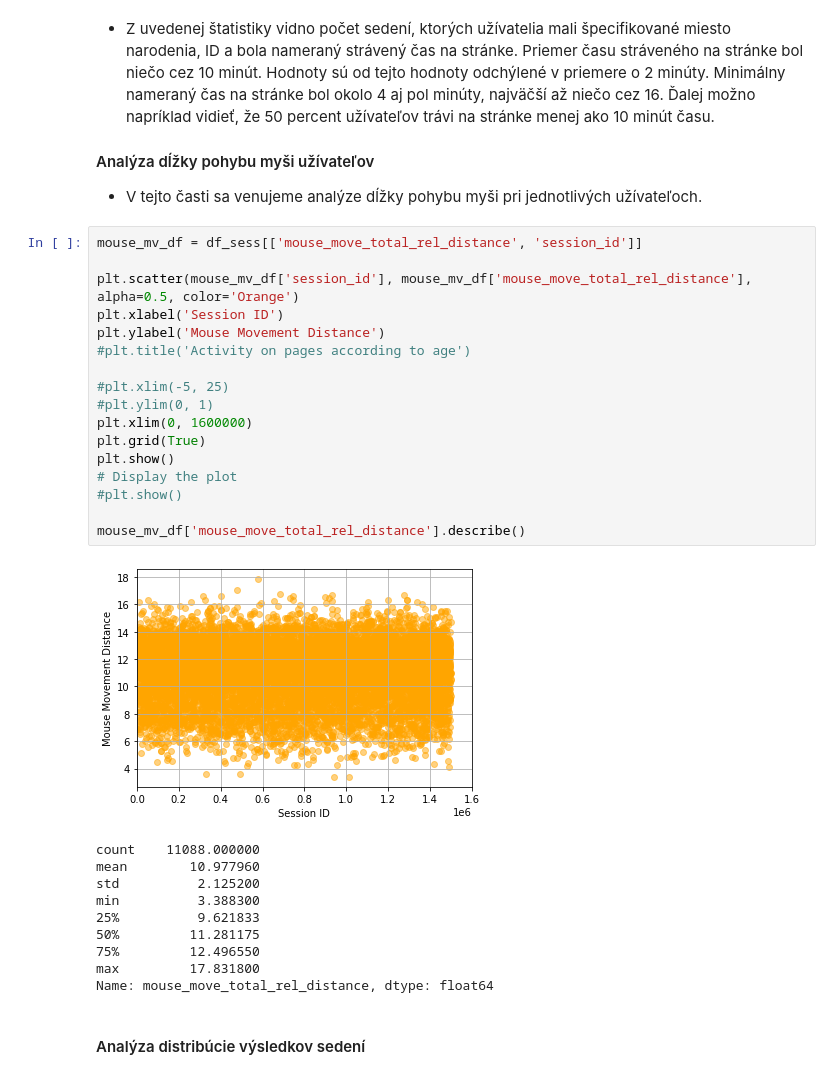
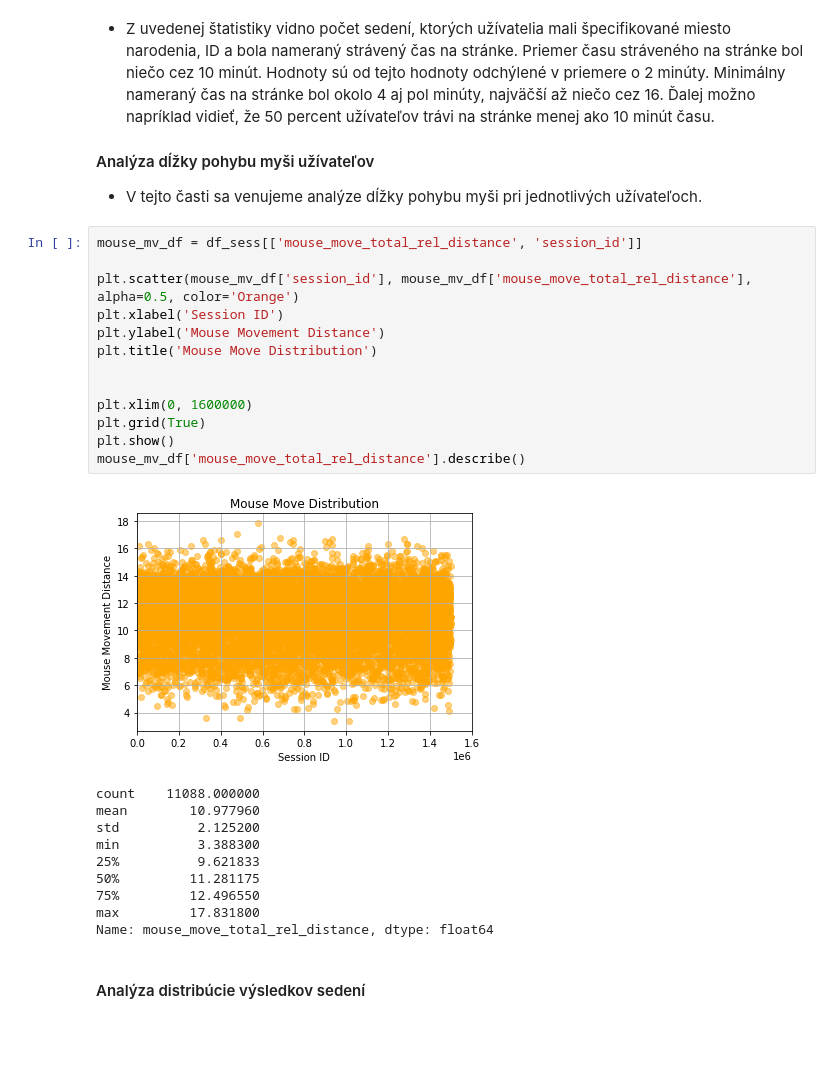
Before and after one commit to FilipMojto/IAU_project, a Jupyter notebook: EDA_report.ipynb, the cells around one changed output. Drawn from its saved outputs; the diff is of its cells as text; blank space fills up the shorter version.

```diff
--- a/EDA_report.ipynb
+++ b/EDA_report.ipynb
@@ -281,22 +274,18 @@ Name: page_activity_duration, dtype: float64
 # %%
 mouse_mv_df = df_sess[['mouse_move_total_rel_distance', 'session_id']]
 
 plt.scatter(mouse_mv_df['session_id'], mouse_mv_df['mouse_move_total_rel_distance'], alpha=0.5, color='Orange')
 plt.xlabel('Session ID')
 plt.ylabel('Mouse Movement Distance')
-#plt.title('Activity on pages according to age')
+plt.title('Mouse Move Distribution')
 
-#plt.xlim(-5, 25)
-#plt.ylim(0, 1)
+
 plt.xlim(0, 1600000)
 plt.grid(True)
 plt.show()
-# Display the plot
-#plt.show()
-
 mouse_mv_df['mouse_move_total_rel_distance'].describe()
 # %% [output]
-[figure, old version]
+[figure, new version]
 count    11088.000000
 mean        10.977960
 std          2.125200
```
Also changed, not shown: parts of 40 cells of this notebook, 1 other file.
